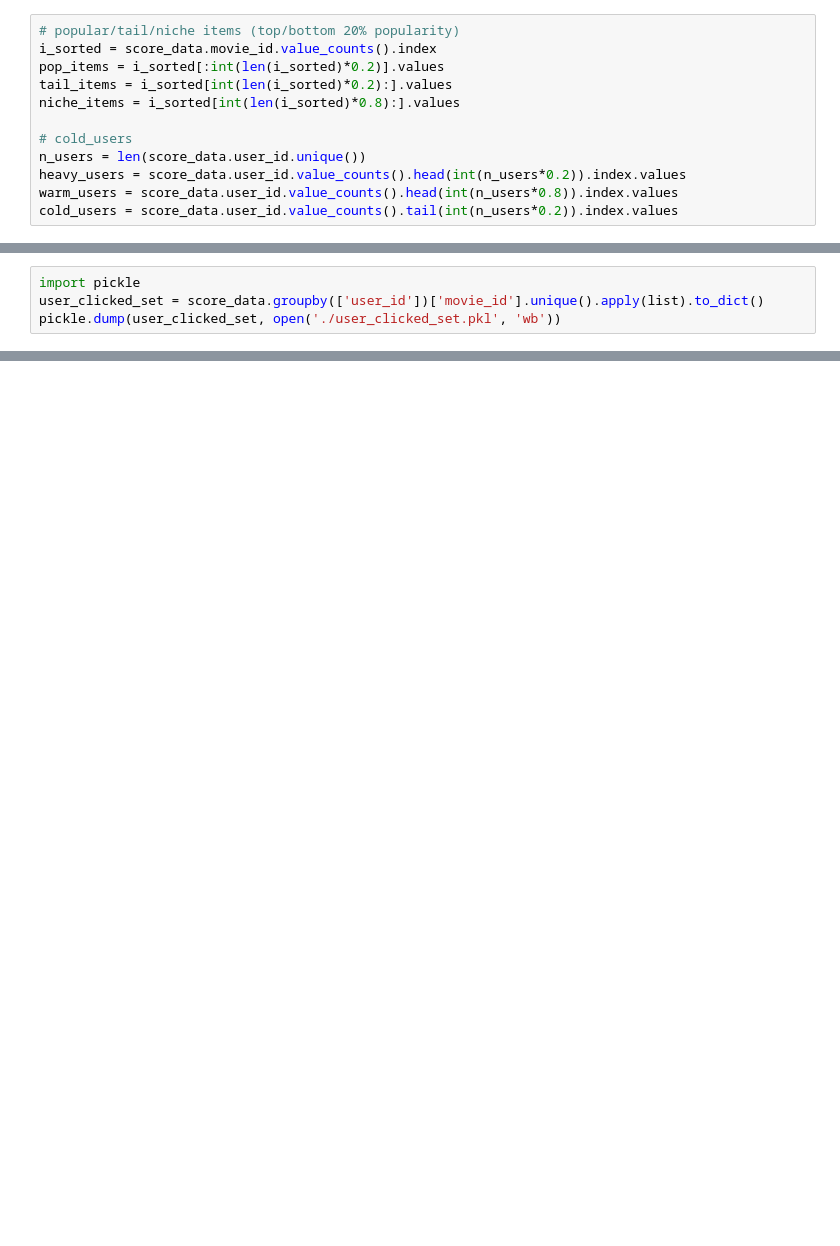
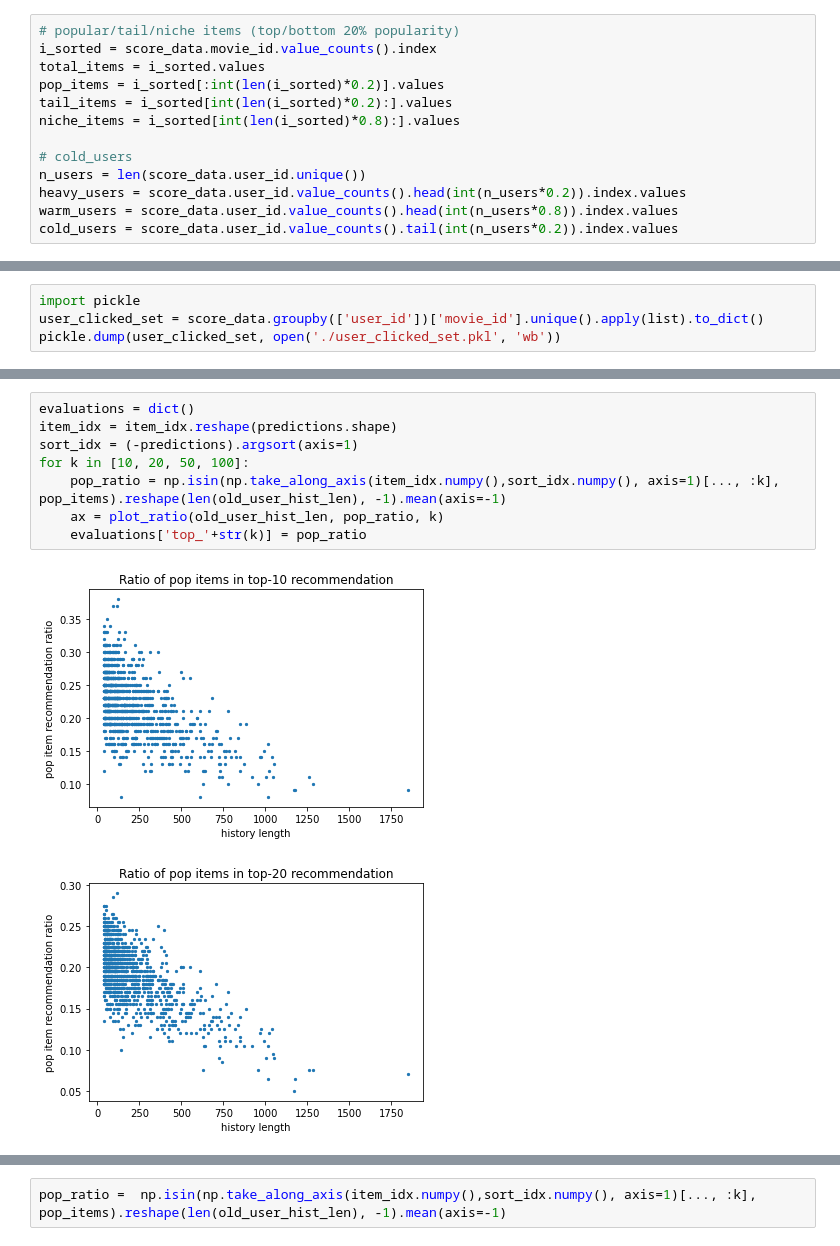
Before and after one commit to MinSeok-Pons-Kim/MELU_pytorch, a Jupyter notebook: movielens/ml-1m/data_analysis.ipynb, the cells around one changed output, grey strips where cells are left out. Drawn from its saved outputs; the diff is of its cells as text; blank space fills up the shorter version.

```diff
--- a/movielens/ml-1m/data_analysis.ipynb
+++ b/movielens/ml-1m/data_analysis.ipynb
@@ -11,6 +13,7 @@ score_data = pd.read_csv('./ratings.dat', names=['user_id', 'movie_id', 'rating'
 # %%
 # popular/tail/niche items (top/bottom 20% popularity)
 i_sorted = score_data.movie_id.value_counts().index
+total_items = i_sorted.values
 pop_items = i_sorted[:int(len(i_sorted)*0.2)].values
 tail_items = i_sorted[int(len(i_sorted)*0.2):].values
 niche_items = i_sorted[int(len(i_sorted)*0.8):].values
@@ -98,0 +278,11 @@ warm_u_score_test
+# %%
+evaluations = dict()
+item_idx = item_idx.reshape(predictions.shape)
+sort_idx = (-predictions).argsort(axis=1)
+for k in [10, 20, 50, 100]:
+    pop_ratio = np.isin(np.take_along_axis(item_idx.numpy(),sort_idx.numpy(), axis=1)[..., :k], pop_items).reshape(len(old_user_hist_len), -1).mean(axis=-1)
+    ax = plot_ratio(old_user_hist_len, pop_ratio, k)
+    evaluations['top_'+str(k)] = pop_ratio
+# %% [output]
+[figure, added]
+[figure, added]
@@ -98,0 +291,2 @@ warm_u_score_test
+# %%
+pop_ratio =  np.isin(np.take_along_axis(item_idx.numpy(),sort_idx.numpy(), axis=1)[..., :k], pop_items).reshape(len(old_user_hist_len), -1).mean(axis=-1)
```
Also changed, not shown: parts of 25 cells of this notebook, 7 other files.
